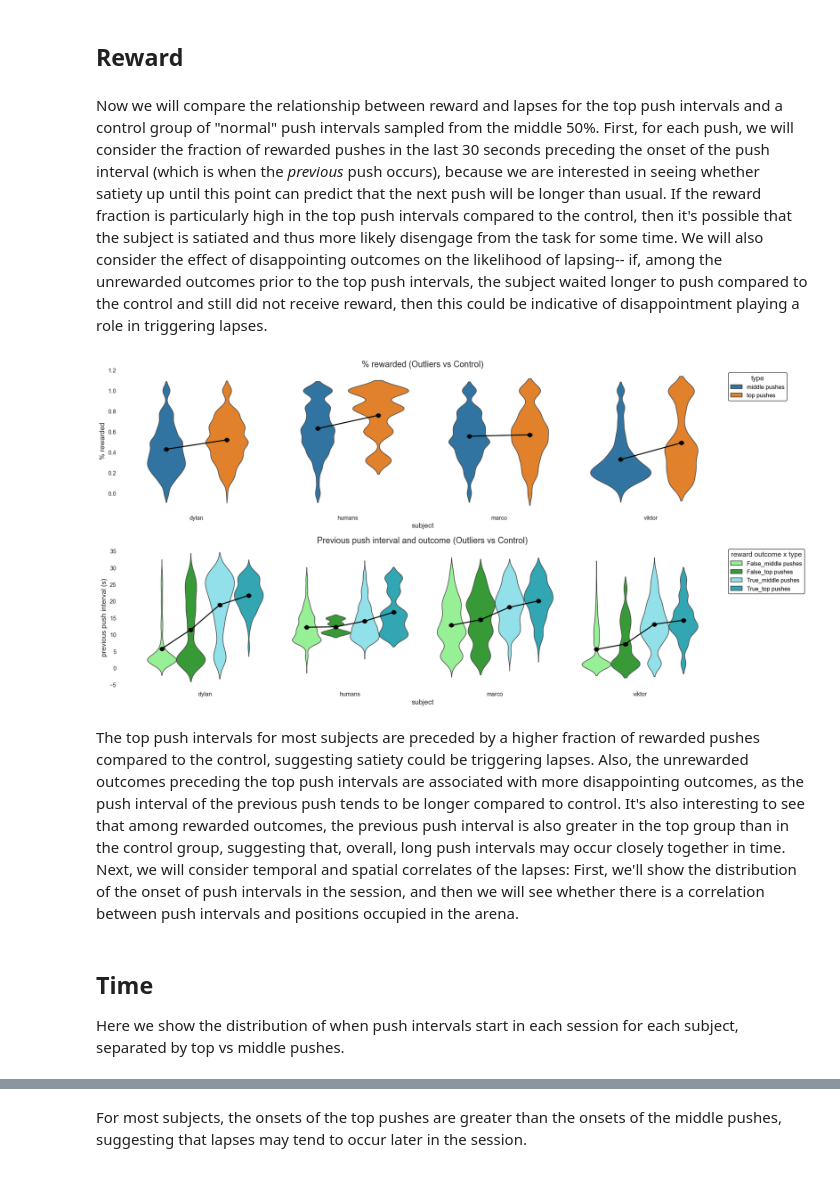
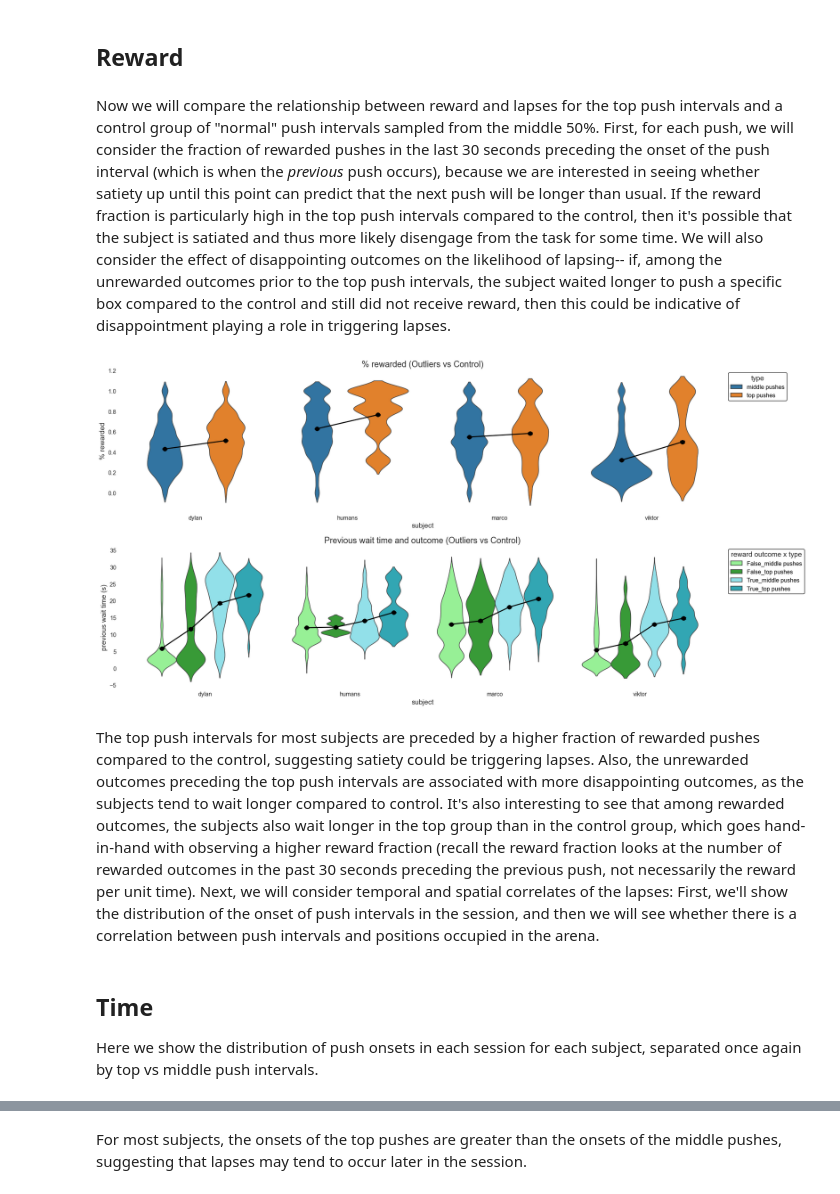
Before and after one commit to XaqLab/Foraging, a Jupyter notebook: notebooks/Data Cleaning.ipynb, the cells around one changed output, grey strips where cells are left out. Drawn from its saved outputs; the diff is of its cells as text; code cells hidden in the pictures.

```diff
--- a/notebooks/Data Cleaning.ipynb
+++ b/notebooks/Data Cleaning.ipynb
@@ -124,7 +124,7 @@ subjects = df.index.unique('subject')
 percentiles = dict(zip(subjects,[0.925, 0.99, 0.95, 0.999]))
 fig, axes = plt.subplots(len(subjects), 1, figsize=(15, 20))
 for i, subj in enumerate(subjects):
-    bp(sns.scatterplot)(df, x='consecutive push intervals', y='push percentiles', conds={'subject': subj}, title_prefix="Percentiles of push intervals", x_unit='s', ax=axes[i], legend = False)
+    bp(sns.scatterplot)(df, x='consecutive push intervals', y='push percentiles', conds={'subject': subj}, title_prefix="Percentiles of consecutive push intervals", x_unit='s', ax=axes[i], legend = False)
     y = df.loc[(subj,), 'push percentiles'].sort_values()
     x = df.loc[(subj,), 'consecutive push intervals'].sort_values()
 
@@ -188,11 +188,11 @@ Dylan appears to initiate the block extremely late compared to other subjects, w
 # %% [markdown]
 ## Reward
 # %% [markdown]
-Now we will compare the relationship between reward and lapses for the top push intervals and a control group of "normal" push intervals sampled from the middle 50%. First, for each push, we will consider the fraction of rewarded pushes in the last 30 seconds preceding the onset of the push interval (which is when the *previous* push occurs), because we are interested in seeing whether satiety up until this point can predict that the next push will be longer than usual. If the reward fraction is particularly high in the top push intervals compared to the control, then it's possible that the subject is satiated and thus more likely disengage from the task for some time. We will also consider the effect of disappointing outcomes on the likelihood of lapsing-- if, among the unrewarded outcomes prior to the top push intervals, the subject waited longer to push compared to the control and still did not receive reward, then this could be indicative of disappointment playing a role in triggering lapses.
+Now we will compare the relationship between reward and lapses for the top push intervals and a control group of "normal" push intervals sampled from the middle 50%. First, for each push, we will consider the fraction of rewarded pushes in the last 30 seconds preceding the onset of the push interval (which is when the *previous* push occurs), because we are interested in seeing whether satiety up until this point can predict that the next push will be longer than usual. If the reward fraction is particularly high in the top push intervals compared to the control, then it's possible that the subject is satiated and thus more likely disengage from the task for some time. We will also consider the effect of disappointing outcomes on the likelihood of lapsing-- if, among the unrewarded outcomes prior to the top push intervals, the subject waited longer to push a specific box compared to the control and still did not receive reward, then this could be indicative of disappointment playing a role in triggering lapses.
 # %%
 n_samples = 5000  # Sample n pushes
 window = 30  # Time-window preceding pushes to calculate the reward rate, in seconds
-df_rate_content = {'subject': [], 'push intervals': [], '% rewarded': [], 'previous push interval (s)': [], 'previous reward outcome': [], 'type': []}
+df_rate_content = {'subject': [], 'push intervals': [], '% rewarded': [], 'previous wait time (s)': [], 'previous reward outcome': [], 'type': []}
 outlier_label = "top pushes"
 control_label = "middle pushes"
 
@@ -223,7 +223,7 @@ for i, subject in enumerate(subjects):
             df_rate_content['subject'].append(subject)
             df_rate_content['push intervals'].append(row['consecutive push intervals'])
             df_rate_content['% rewarded'].append(df_window['reward outcomes'].sum() / len(df_window['reward outcomes']))
-            df_rate_content['previous push interval (s)'].append(new_row['same-box push intervals'])
+            df_rate_content['previous wait time (s)'].append(new_row['wait times'])
             df_rate_content['previous reward outcome'].append(new_row['reward outcomes'])
             df_rate_content['type'].append(outlier_label)
 
@@ -237,43 +237,43 @@ for i, subject in enumerate(subjects):
         push_num = idx[INDEX.index('push #')]
         new_idx = df.index.get_loc(idx) - 1
         if push_num == 1:
             continue
 
         # Calculate reward fraction within a given time window of the previous push
         new_row = df.iloc[new_idx]
         df_block = df.loc[idx[:MIN_INDEX - 1]]
         df_window = df_block.loc[(df_block['push times'] <= new_row['push times']) & (
                 df_block['push times'] >= new_row['push times'] - window)]
 
         # Populate data arrays
         if len(df_window) > 0:
             df_rate_content['subject'].append(subject)
             df_rate_content['push intervals'].append(row['consecutive push intervals'])
             df_rate_content['% rewarded'].append(df_window['reward outcomes'].sum() / len(df_window['reward outcomes']))
-            df_rate_content['previous push interval (s)'].append(new_row['same-box push intervals'])
+            df_rate_content['previous wait time (s)'].append(new_row['wait times'])
             df_rate_content['previous reward outcome'].append(new_row['reward outcomes'])
             df_rate_content['type'].append(control_label)
 
 # Plot reward fraction and disappointment
 fig, axes = plt.subplots(2, 1, figsize = (20, 10))
 df_rate = pd.DataFrame(df_rate_content).set_index('subject').dropna()
-df_rate = df_rate[df_rate['previous push interval (s)'] <= 30]
+df_rate = df_rate[df_rate['previous wait time (s)'] <= 30]
 enhanced_violinplot(df_rate, x='subject', y='% rewarded', hue = 'type', hue_order = [control_label, outlier_label], ax = axes[0], inner = None)
 axes[0].set_title(f"% rewarded (Outliers vs Control)")
 sns.move_legend(axes[0], "upper left", bbox_to_anchor = (1,1))
 
 df_rate['reward outcome x type'] = df_rate['previous reward outcome'].astype(str) + '_' + df_rate['type']
-enhanced_violinplot(df_rate, x='subject', y='previous push interval (s)', hue = 'reward outcome x type', ax = axes[1], palette = ['#89ff87', '#28ab26', '#84ebf7', '#1cb7c9'], hue_order = ['False_'+control_label, 'False_'+outlier_label, 'True_'+control_label, 'True_'+outlier_label],  density_norm = 'width', inner = None)
-axes[1].set_title(f"Previous push interval and outcome (Outliers vs Control)")
+enhanced_violinplot(df_rate, x='subject', y='previous wait time (s)', hue = 'reward outcome x type', ax = axes[1], palette = ['#89ff87', '#28ab26', '#84ebf7', '#1cb7c9'], hue_order = ['False_'+control_label, 'False_'+outlier_label, 'True_'+control_label, 'True_'+outlier_label],  density_norm = 'width', inner = None)
+axes[1].set_title(f"Previous wait time and outcome (Outliers vs Control)")
 sns.move_legend(axes[1], "upper left", bbox_to_anchor = (1,1))
 fig.tight_layout();
 # %% [output]
-[figure, old version]
+[figure, new version]
 # %% [markdown]
-The top push intervals for most subjects are preceded by a higher fraction of rewarded pushes compared to the control, suggesting satiety could be triggering lapses. Also, the unrewarded outcomes preceding the top push intervals are associated with more disappointing outcomes, as the push interval of the previous push tends to be longer compared to control. It's also interesting to see that among rewarded outcomes, the previous push interval is also greater in the top group than in the control group, suggesting that, overall, long push intervals may occur closely together in time. Next, we will consider temporal and spatial correlates of the lapses: First, we'll show the distribution of the onset of push intervals in the session, and then we will see whether there is a correlation between push intervals and positions occupied in the arena.
+The top push intervals for most subjects are preceded by a higher fraction of rewarded pushes compared to the control, suggesting satiety could be triggering lapses. Also, the unrewarded outcomes preceding the top push intervals are associated with more disappointing outcomes, as the subjects tend to wait longer compared to control. It's also interesting to see that among rewarded outcomes, the subjects also wait longer in the top group than in the control group, which goes hand-in-hand with observing a higher reward fraction (recall the reward fraction looks at the number of rewarded outcomes in the past 30 seconds preceding the previous push, not necessarily the reward per unit time). Next, we will consider temporal and spatial correlates of the lapses: First, we'll show the distribution of the onset of push intervals in the session, and then we will see whether there is a correlation between push intervals and positions occupied in the arena.
 # %% [markdown]
 ## Time
-Here we show the distribution of when push intervals start in each session for each subject, separated by top vs middle pushes.
+Here we show the distribution of push onsets in each session for each subject, separated once again by top vs middle push intervals.
 # %%
 # Get time of each push in the session, not just block
 x_offset = get_blocks(df)['duration'].last()
```
Also changed, not shown: parts of 4 cells of this notebook, 7 other files.
